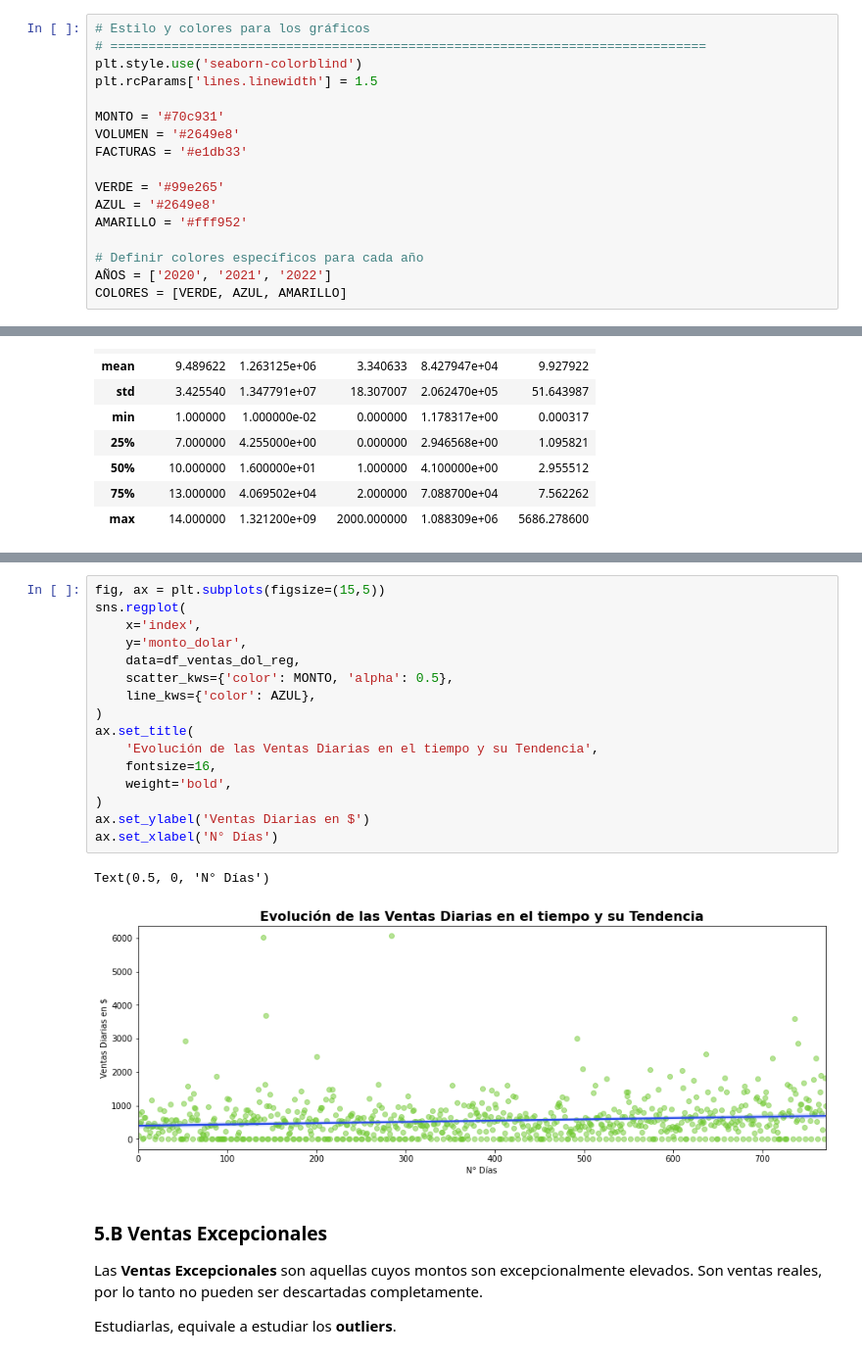
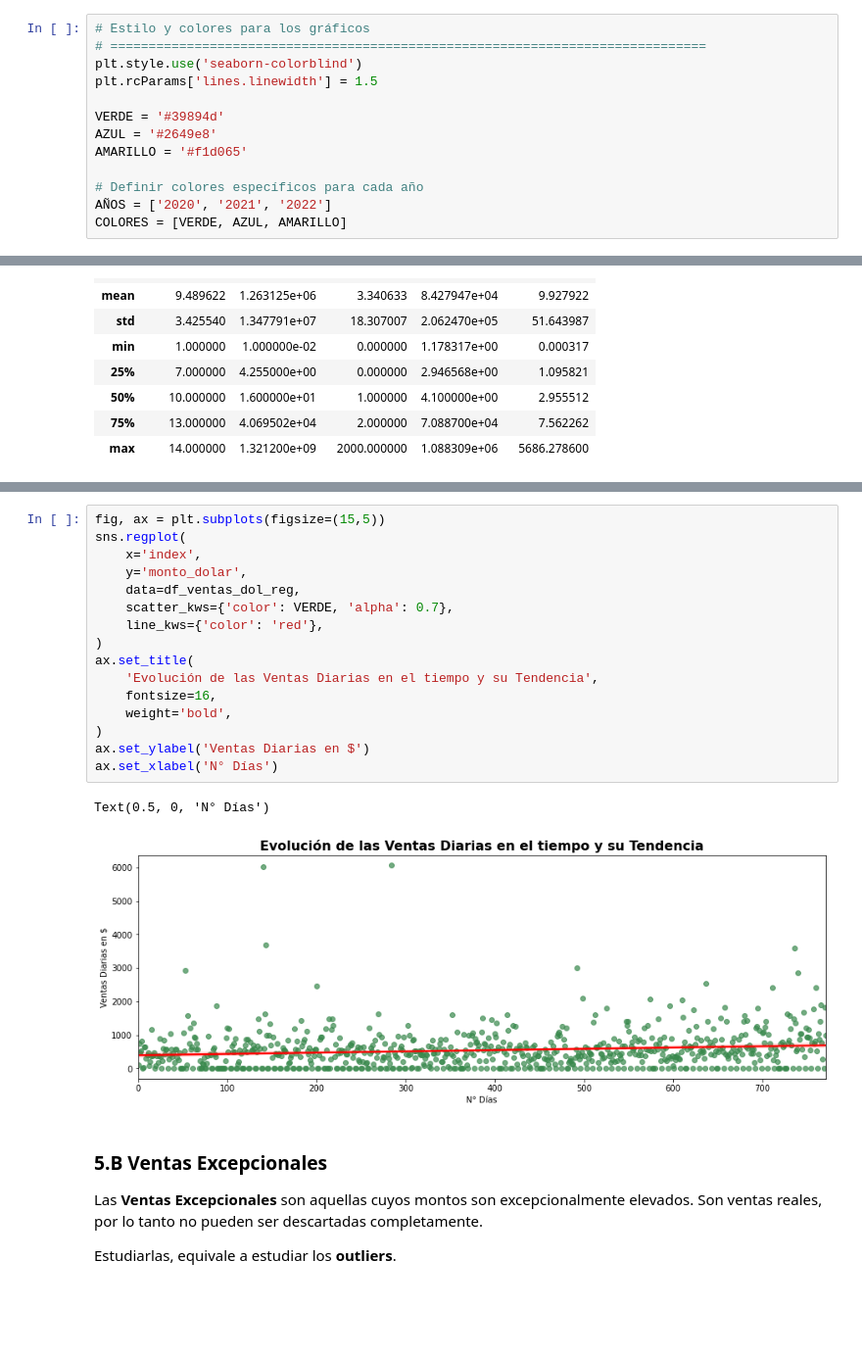
Before and after one commit to dchaconoca/proyecto-ventas, a Jupyter notebook: NB2_analisis_ventas_eda.ipynb, the cells around one changed output, grey strips where cells are left out. Shown at 98% size. Drawn from its saved outputs; the diff is of its cells as text; blank space fills up the shorter version.

```diff
--- a/NB2_analisis_ventas_eda.ipynb
+++ b/NB2_analisis_ventas_eda.ipynb
@@ -211,13 +211,9 @@ df_ventas_linea_prod
 plt.style.use('seaborn-colorblind')
 plt.rcParams['lines.linewidth'] = 1.5
 
-MONTO = '#70c931'
-VOLUMEN = '#2649e8'
-FACTURAS = '#e1db33'
-
-VERDE = '#99e265'
+VERDE = '#39894d'
 AZUL = '#2649e8'
-AMARILLO = '#fff952'
+AMARILLO = '#f1d065'
 
 # Definir colores específicos para cada año
 AÑOS = ['2020', '2021', '2022']
@@ -372,22 +333,22 @@ df_ventas_dol_reg.sample(5)
 # %%
 fig, ax = plt.subplots(figsize=(15,5))
 sns.regplot(
     x='index',
     y='monto_dolar',
     data=df_ventas_dol_reg,
-    scatter_kws={'color': MONTO, 'alpha': 0.5},
-    line_kws={'color': AZUL},
+    scatter_kws={'color': VERDE, 'alpha': 0.7},
+    line_kws={'color': 'red'},
 )
 ax.set_title(
     'Evolución de las Ventas Diarias en el tiempo y su Tendencia',
     fontsize=16,
     weight='bold',
 )
 ax.set_ylabel('Ventas Diarias en $')
 ax.set_xlabel('N° Días')
 # %% [output]
 Text(0.5, 0, 'N° Días')
-[figure, old version]
+[figure, new version]
 # %% [markdown]
 ### 5.B Ventas Excepcionales<a name="ventas-excepcionales"></a>
 
```
Also changed, not shown: parts of 55 cells of this notebook, 2 other files.
